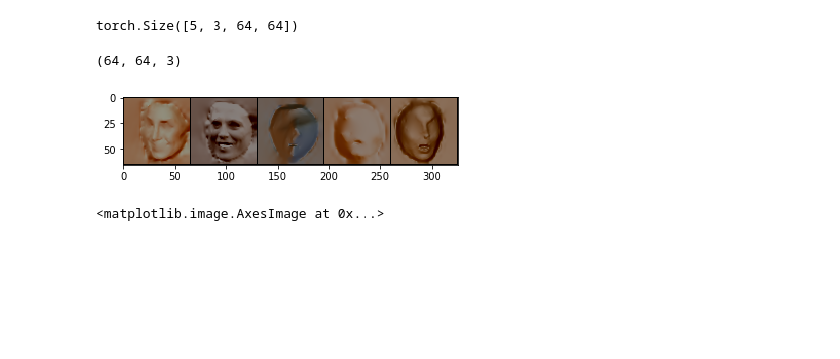
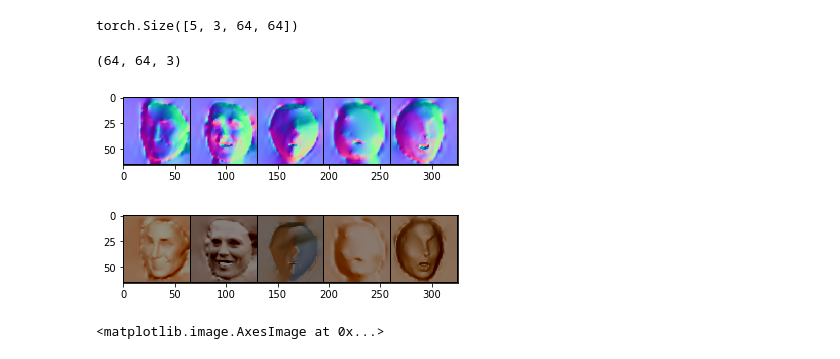
Before and after one commit to bhushan23/Light-Estimation, a Jupyter notebook: LDAN/ShadingFromSH.ipynb, the cells around one changed output. Drawn from its saved outputs; the diff is of its cells as text; code cells hidden in the pictures; blank space fills up the shorter version.

```diff
--- a/LDAN/ShadingFromSH.ipynb
+++ b/LDAN/ShadingFromSH.ipynb
@@ -250,7 +250,11 @@ outShading.shape
 torch.Size([5, 3, 64, 64])
 (64, 64, 3)
 # %%
-show(torchvision.utils.make_grid(outShadingB, padding=1))
+rImg = denorm(dreal)
+rImg = rImg.data
+show(torchvision.utils.make_grid(rImg, padding=1))
+# %% [output]
+[figure, added]
 # %%
 show(torchvision.utils.make_grid(outShadingB, padding=1))
 # %% [output]
```
Also changed, not shown: 2 other files.
